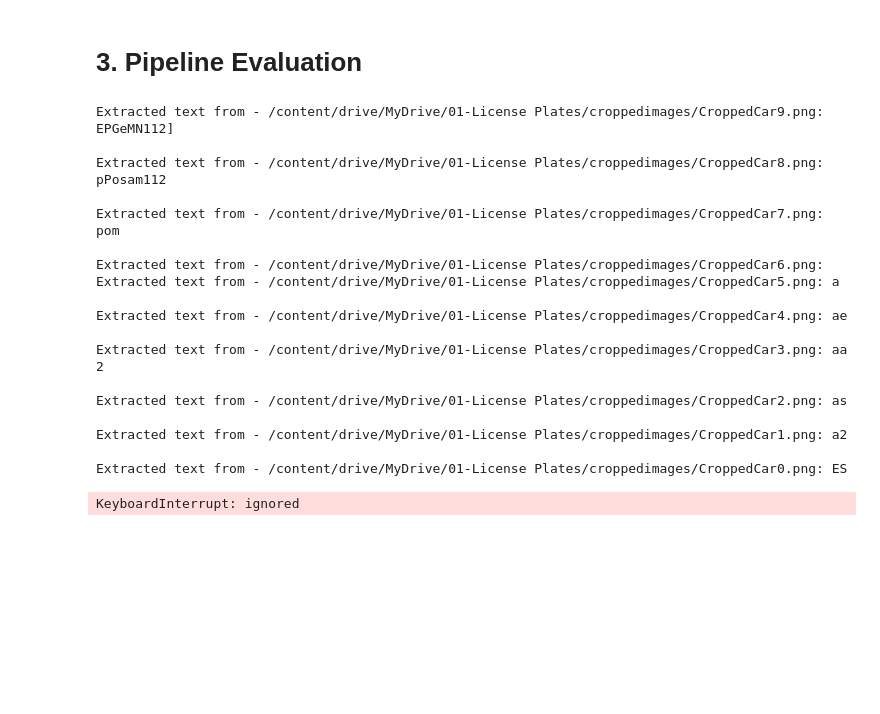
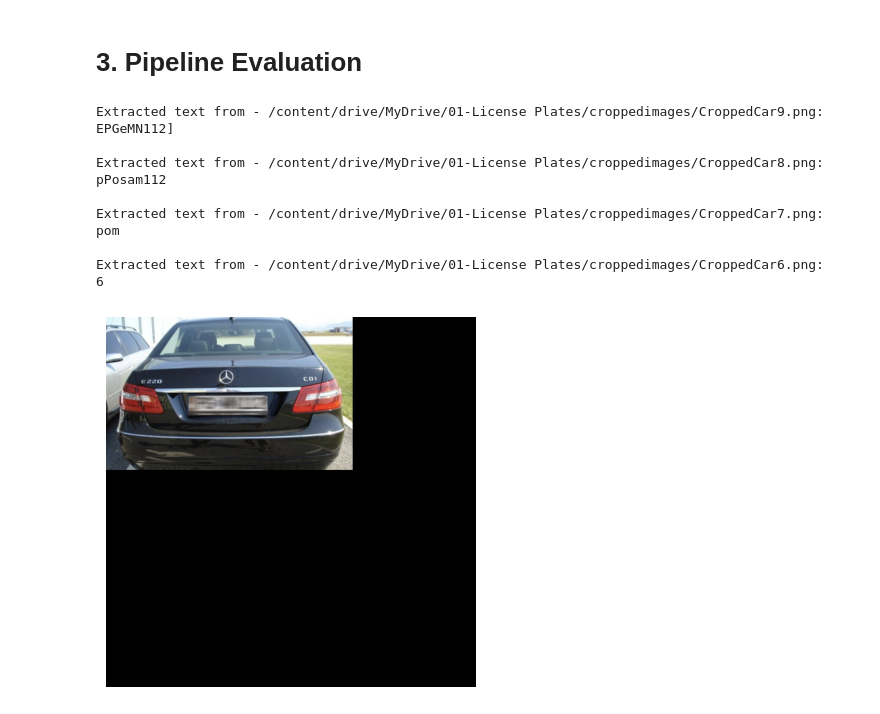
Before and after one commit to Weff24/PrivacyPlate, a Jupyter notebook: pp_combined.ipynb, the cells around one changed output. Drawn from its saved outputs; the diff is of its cells as text; code cells hidden in the pictures; blank space fills up the shorter version.

Commit message:
Finished added blur levels to combined code

```diff
--- a/pp_combined.ipynb
+++ b/pp_combined.ipynb
@@ -168,8 +168,8 @@ plt.close()
 # %% [output]
 [figure]
 # %%
-final_images = [0] * (3 * len(plate_images))
 num_blur_levels = 10
+final_images = [[0] * (num_blur_levels)] * (3 * len(plate_images))
 
 for i in range(len(cropped_plate_images)):
     for blur_level in range(0, num_blur_levels):
@@ -191,9 +191,9 @@ for i in range(len(cropped_plate_images)):
         box = plate_images[i][1]
         final_image = plate_images[i][0].copy()
         final_image[box[1]:box[3], box[0]:box[2]] = blurred_plate_image
-        final_images[i] = final_image
+        final_images[i][blur_level] = final_image
 
-        # Show final blurred images
+        # # Show final blurred images
         # fig, ax = plt.subplots()
         # plt.axis("off")
         # ax.imshow(final_image)
@@ -215,36 +215,36 @@ for i in range(len(cropped_plate_images)):
 # %%
 bounding_box_model = load_model_bounding()
 
 for blur_level in reversed(range(0, num_blur_levels)):
     img_path = f"/content/drive/MyDrive/01-License Plates/croppedimages/CroppedCar{blur_level}.png"
     extracted_text = extract_license_plate_text(img_path)
 
     # 1. Extracted text first
-    if len(extracted_text) != 0:
+    if len(extracted_text) > 2:
         print(f"Extracted text from - {img_path}: {extracted_text}")
         continue
+    else:
+        print(f"Extracted text from - {img_path}: {extracted_text}")
 
-    # 2. Run YOLO model to show bounding box if the extracted text is empty
-    bounding_box_show(img_path, bounding_box_model)
+        fig, ax = plt.subplots()
+        plt.axis("off")
+        ax.imshow(final_images[0][blur_level])
+        print(blur_level)
+        break
+
+        # 2. Run YOLO model to show bounding box if the extracted text is empty
+        # bounding_box_show(img_path, bounding_box_model)
+        # break
 # %% [output]
 Extracted text from - /content/drive/MyDrive/01-License Plates/croppedimages/CroppedCar9.png: EPGeMN112]
 
 Extracted text from - /content/drive/MyDrive/01-License Plates/croppedimages/CroppedCar8.png: pPosam112
 
 Extracted text from - /content/drive/MyDrive/01-License Plates/croppedimages/CroppedCar7.png: pom
 
 Extracted text from - /content/drive/MyDrive/01-License Plates/croppedimages/CroppedCar6.png:
-Extracted text from - /content/drive/MyDrive/01-License Plates/croppedimages/CroppedCar5.png: a
-
-Extracted text from - /content/drive/MyDrive/01-License Plates/croppedimages/CroppedCar4.png: ae
-
-Extracted text from - /content/drive/MyDrive/01-License Plates/croppedimages/CroppedCar3.png: aa 2
-
-Extracted text from - /content/drive/MyDrive/01-License Plates/croppedimages/CroppedCar2.png: as
-
-Extracted text from - /content/drive/MyDrive/01-License Plates/croppedimages/CroppedCar1.png: a2
-
-Extracted text from - /content/drive/MyDrive/01-License Plates/croppedimages/CroppedCar0.png: ES
+6
+[figure, added]
 # %%
 bounding_box_model = load_model_bounding()
 
@@ -264,5 +264,3 @@ while True:
 
     # 2. Run YOLO model to show bounding box if the extracted text is empty
     bounding_box_show(img_path, bounding_box_model)
-# %% [output]
-KeyboardInterrupt: ignored
```
